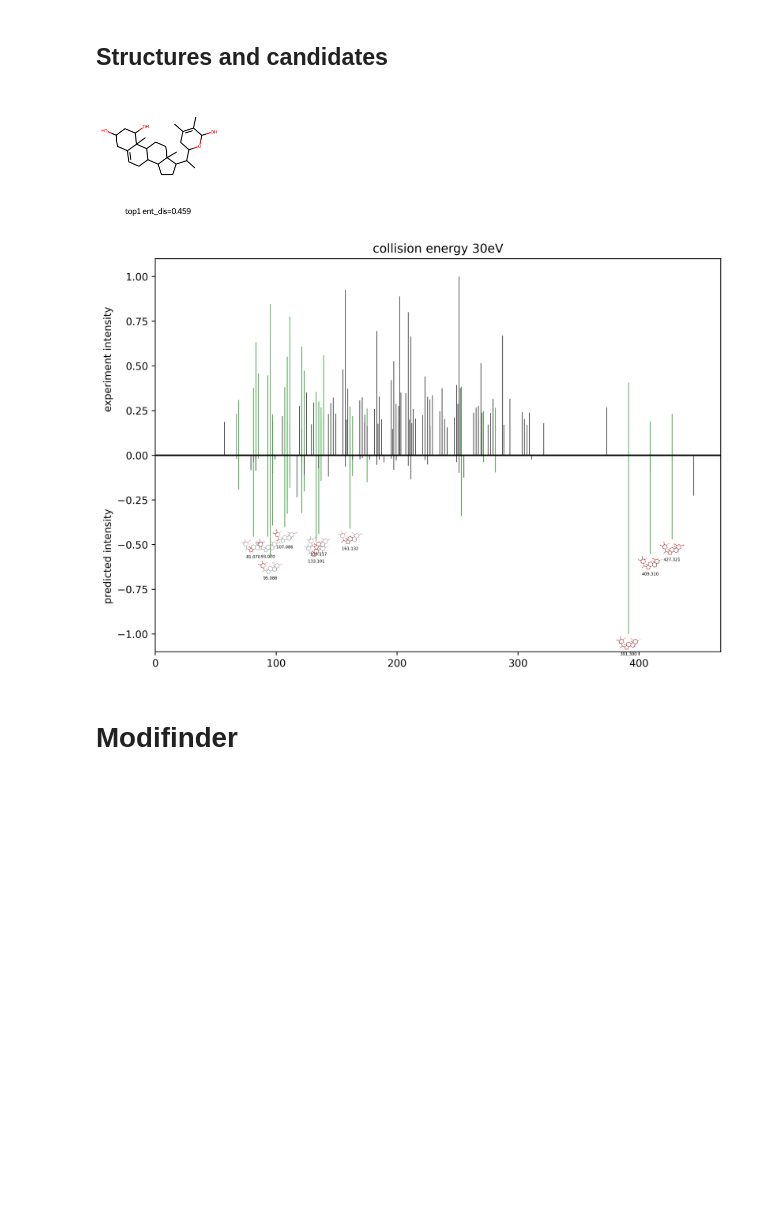
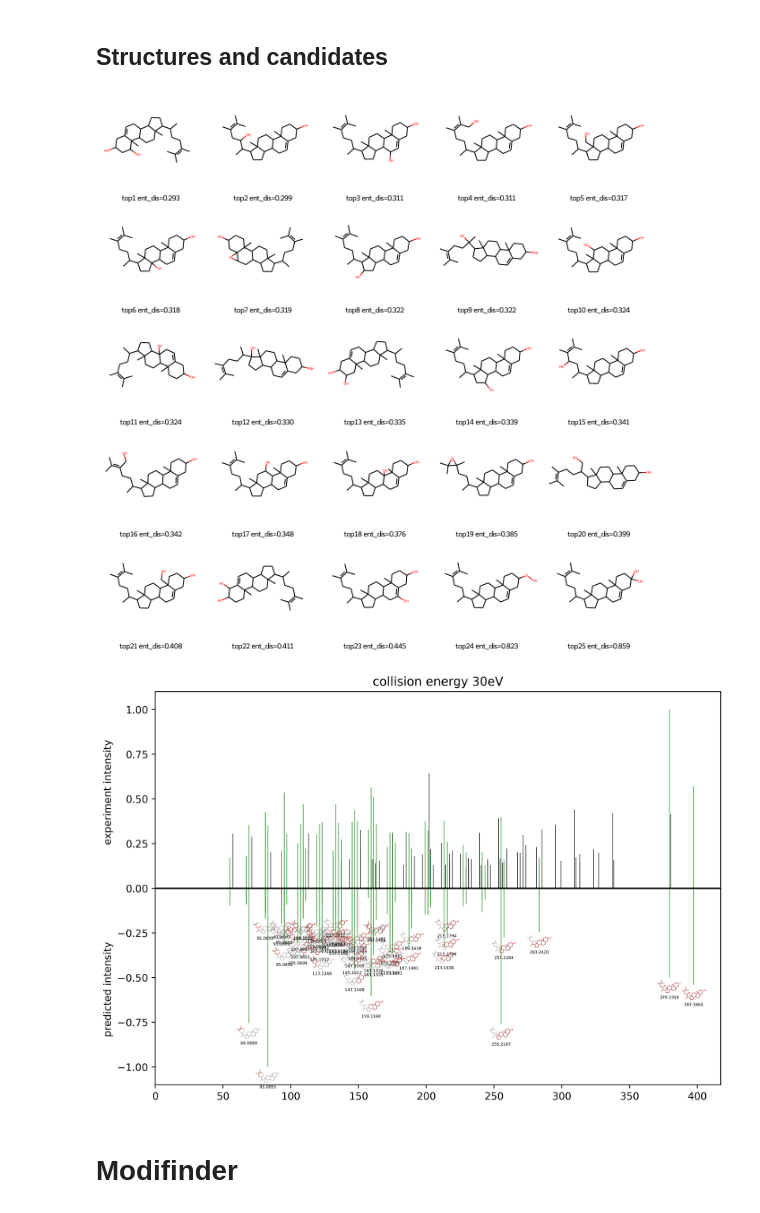
Before and after one commit to hxu129/ms-pred-original, a Jupyter notebook: notebooks/iceberg_withanolide_elucidation.ipynb, the cells around one changed output. Saved outputs shown, nothing was run; the diff lists cells and outputs as text; code cells hidden in the pictures; blank space fills up the shorter version.

Commit message:
update plot utils & notebook configs

```diff
--- a/notebooks/iceberg_withanolide_elucidation.ipynb
+++ b/notebooks/iceberg_withanolide_elucidation.ipynb
@@ -47,3 +31,5 @@ config = dict(
+# %%
+config = load_global_config()
 # %% [markdown]
 The following cell enables SA score. See instructions in [the rdkik blog](https://greglandrum.github.io/rdkit-blog/posts/2023-12-01-using_sascore_and_npscore.html)
 You can safely skip it if you are not setting ``sa_score=True`` in function ``plot_top_mols``
@@ -57,7 +43,7 @@ from SA_Score import sascorer
 def spec_from_csv(csv_paths, precursor, colli_eng='collision 30', ppm=20):
     clean_ref_spec = None
     for csv_path in csv_paths:
-        spec_df = pd.read_csv(csv_path, header=2)
+        spec_df = pd.read_csv(csv_path, header=1)
         ref_spec = common.process_spec_file({'parentmass': precursor}, [(colli_eng, np.array(spec_df))], merge_specs=False)
         if clean_ref_spec is None:
             clean_ref_spec = ref_spec
@@ -166,7 +152,7 @@ def withanolide_elucidation(meta, visual_peaks=False):
         else:
             all_smiles = meta["candidate_smiles"]
         for smi in all_smiles:
-            explain_peaks(result_path, meta["ref_spec"], pmz, smi, num_peaks=10, save_path=meta["cmpd_name"] + '_peak_explainer.pdf', **withanolide_config)
+            explain_peaks(result_path, meta["ref_spec"], pmz, smi, num_peaks=50, save_path=meta["cmpd_name"] + '_peak_explainer.pdf', **withanolide_config)
 
     return img
 # %% [markdown]
@@ -296,8 +324,8 @@ for meta in withanolide_meta.values():
 # %%
-withanolide_elucidation(withanolide_meta['cmpd37'], True)
+withanolide_elucidation(withanolide_meta['cmpd1'], True)
 # %% [output]
-[figure, old version]
+[figure, new version]
-[figure, old version]
+[figure, new version]
 # %% [markdown]
 # Modifinder
 # %%
```
Also changed, not shown: parts of 9 cells of this notebook, 12 other files.
